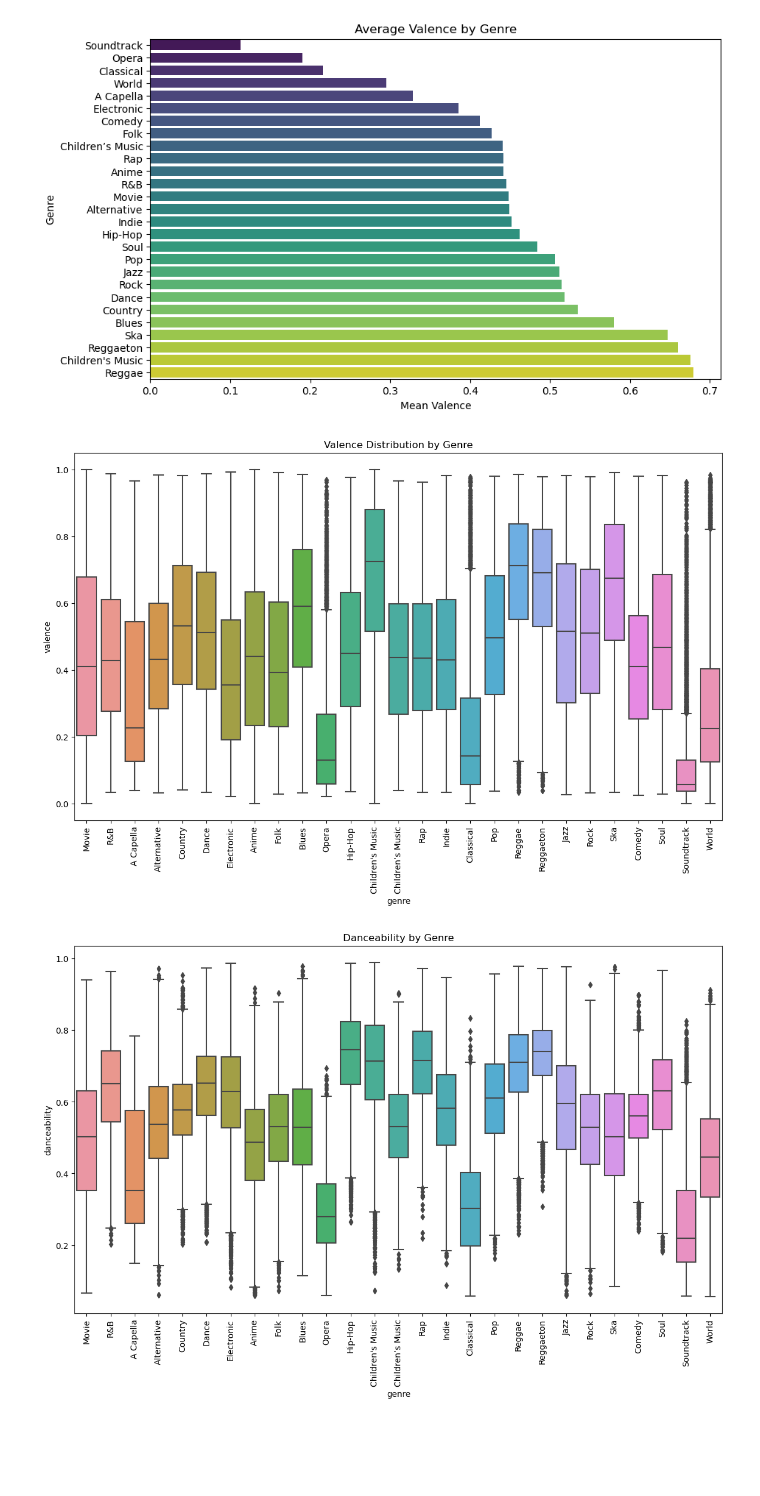
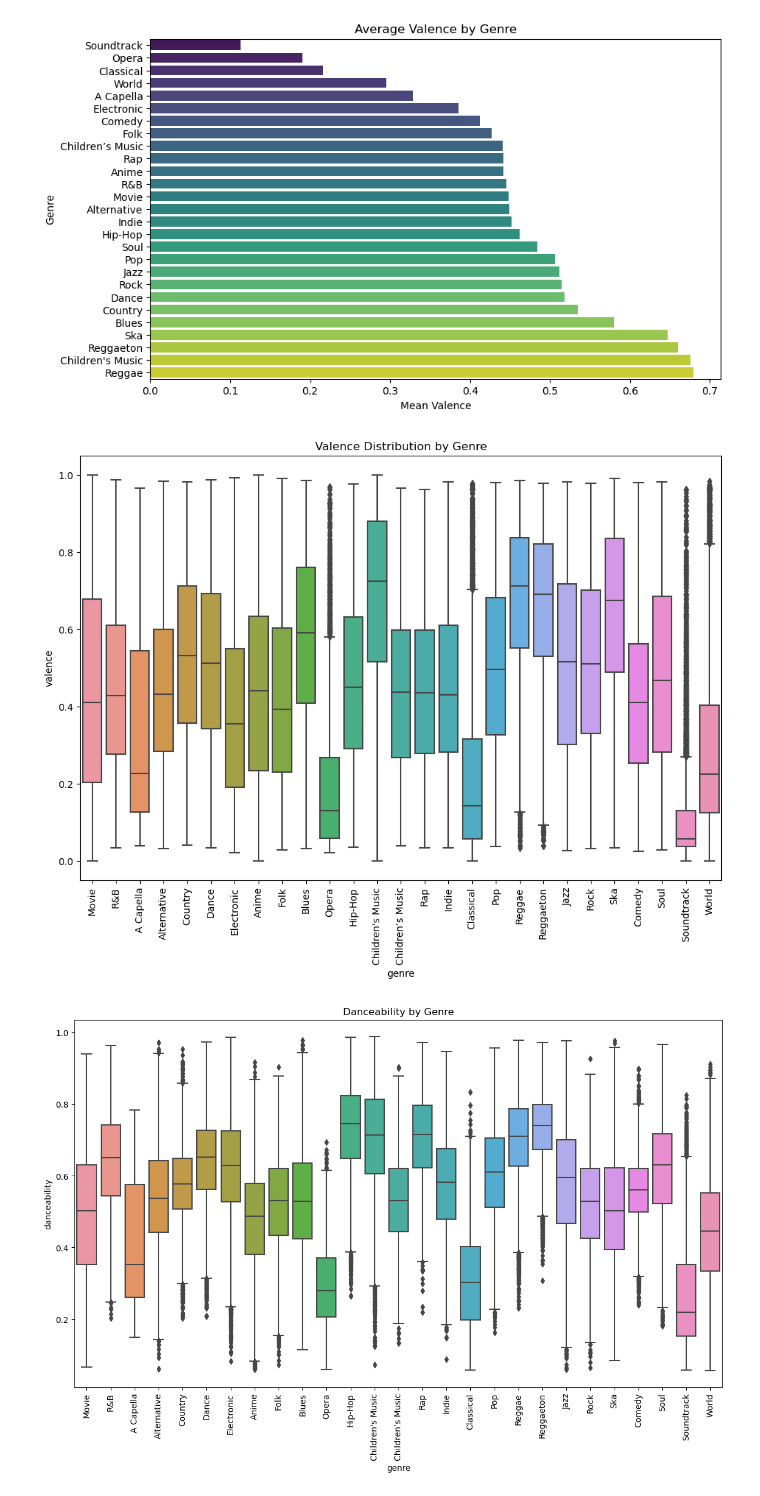
Before and after one commit to saanavig/Spotify-Visualization, a Jupyter notebook: notebooks/cleanDataEDA.ipynb, the cells around one changed output. Cells and saved outputs as stored; diff of their text form; code cells hidden in the pictures; blank space fills up the shorter version.

```diff
--- a/notebooks/cleanDataEDA.ipynb
+++ b/notebooks/cleanDataEDA.ipynb
@@ -289,13 +289,13 @@ plt.show()
 # %%
 # boxplots
 
-plt.figure(figsize=(14,8))
+plt.figure(figsize=(12,8))
 sns.boxplot(data=df, x="genre", y="valence")
 plt.xticks(rotation=90)
 plt.title("Valence Distribution by Genre")
 plt.show()
 # %% [output]
-[figure, old version]
+[figure, new version]
 # %%
 # comparision w danceability
 
```
Also changed, not shown: 5 other files.
